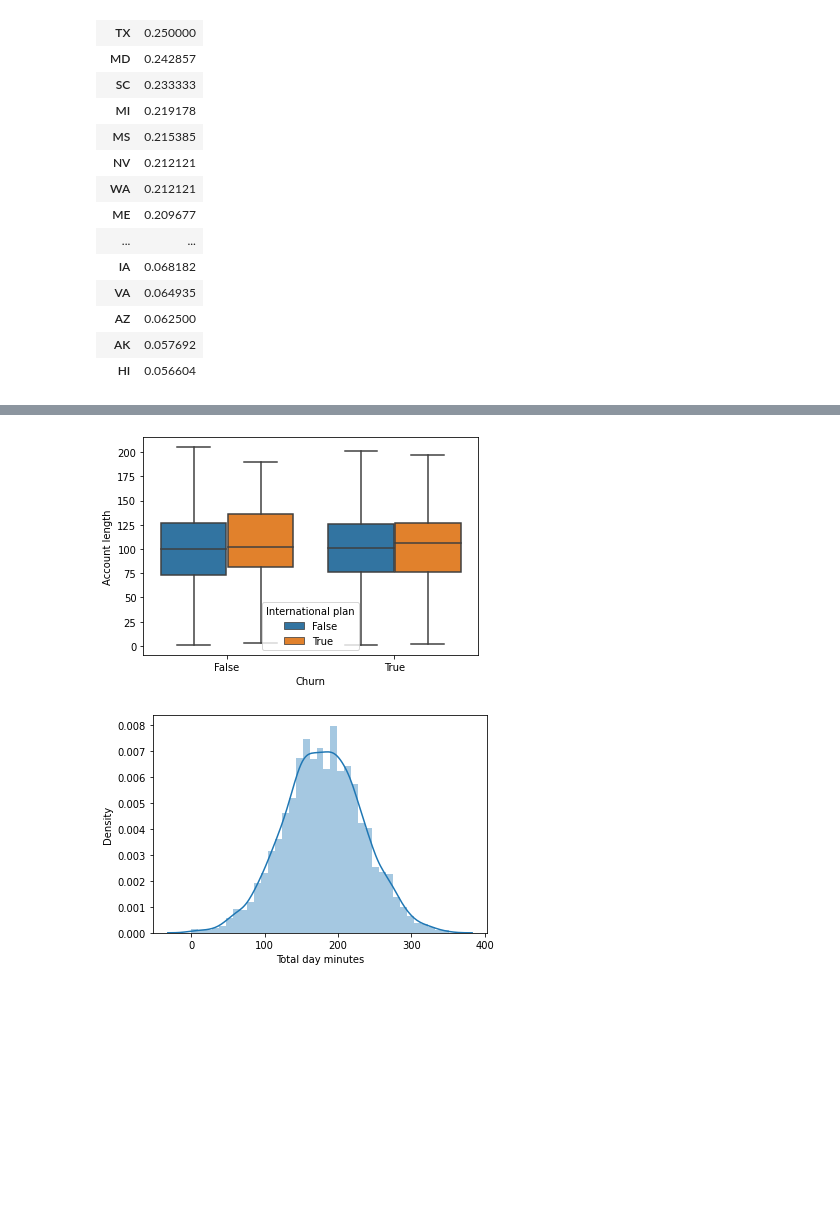
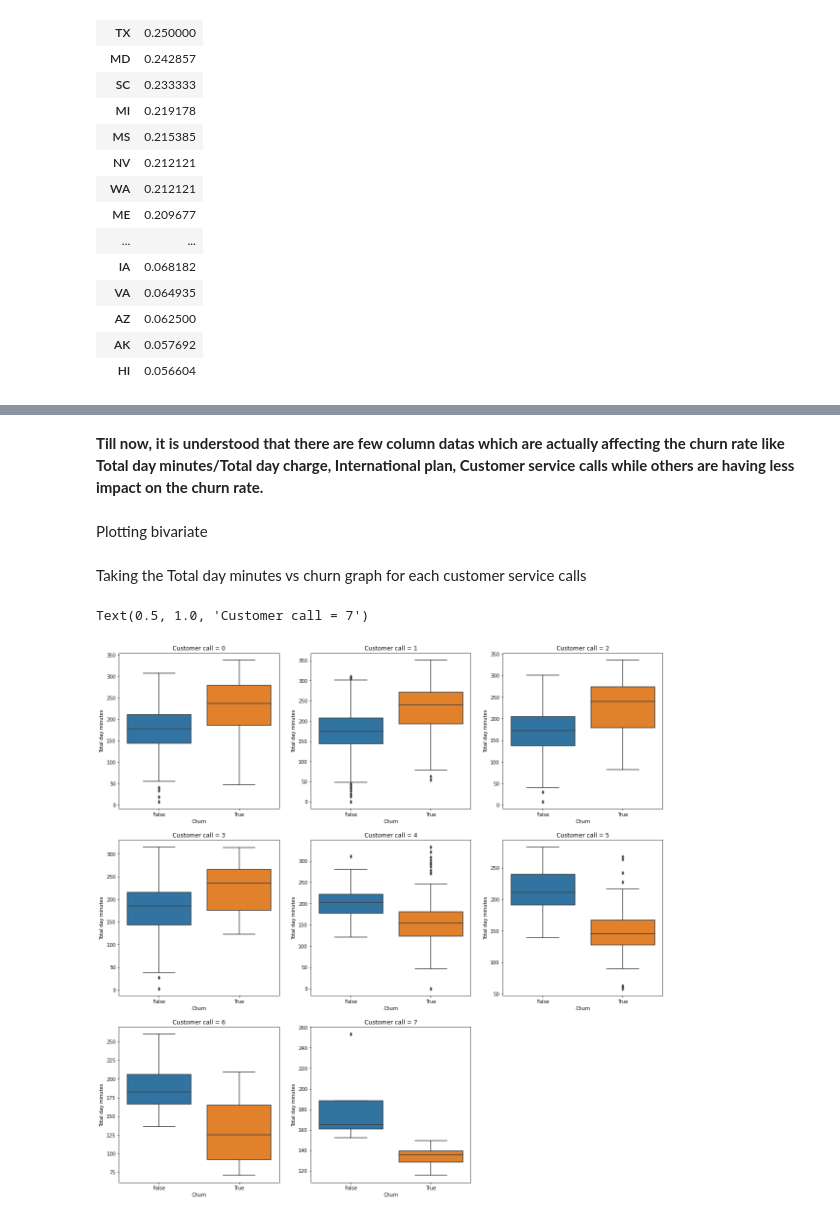
Before and after one commit to ankitbittu/Telecom-Churn-Analysis, a Jupyter notebook: Copy_of_Telecom_Churn_Analysis_Capstone_Project.ipynb, the cells around one changed output, grey strips where cells are left out. Cells and saved outputs as stored; diff of their text form; code cells hidden in the pictures; blank space fills up the shorter version.

```diff
--- a/Copy_of_Telecom_Churn_Analysis_Capstone_Project.ipynb
+++ b/Copy_of_Telecom_Churn_Analysis_Capstone_Project.ipynb
@@ -529,6 +535,0 @@ sb.boxplot(x = 'Churn',
-# %%
-telecom_df['Customer_calls_beyond_3'] = (telecom_df['Customer service calls'] > 3)
-# %%
-telecom_df['Customer_calls_less_equal_3'] = (telecom_df['Customer service calls'] <= 3)
-# %%
-telecom_df['Churn_with_voice_plan'] = (telecom_df['Churn'] & telecom_df['Cust_calls_beyond_3_voice_plan'])
@@ -605,10 +536,44 @@ for i,col in enumerate(numerical):
-# %%
-sb.boxplot(x= 'Churn', y = 'Account length', data = telecom_df, sym = '', hue = 'International plan')
-plt.show()
-# %% [output]
-[figure, removed]
-# %%
-sb.distplot(telecom_df['Total day minutes'])
-plt.show()
-# %% [output]
-[figure, removed]
+# %% [markdown]
+**Till now, it is understood that there are few column datas which are actually affecting the churn rate like Total day minutes/Total day charge, International plan, Customer service calls while others are having less impact on the churn rate.**
+# %% [markdown]
+Plotting bivariate
+# %% [markdown]
+Taking the Total day minutes vs churn graph for each customer service calls
+# %%
+customer_call_0 = telecom_df[telecom_df['Customer service calls'] == 0]
+customer_call_1 = telecom_df[telecom_df['Customer service calls'] == 1]
+customer_call_2 = telecom_df[telecom_df['Customer service calls'] == 2]
+customer_call_3 = telecom_df[telecom_df['Customer service calls'] == 3]
+customer_call_4 = telecom_df[telecom_df['Customer service calls'] == 4]
+customer_call_5 = telecom_df[telecom_df['Customer service calls'] == 5]
+customer_call_6 = telecom_df[telecom_df['Customer service calls'] == 6]
+customer_call_7 = telecom_df[telecom_df['Customer service calls'] == 7]
+
+
+plt.figure(figsize=(20,20))
+plt.subplot(3,3,1)
+sb.boxplot(data = customer_call_0, y = 'Total day minutes', x = 'Churn').set_title('Customer call = 0')
+
+plt.subplot(3,3,2)
+sb.boxplot(data = customer_call_1, y = 'Total day minutes', x = 'Churn').set_title('Customer call = 1')
+
+plt.subplot(3,3,3)
+sb.boxplot(data = customer_call_2, y = 'Total day minutes', x = 'Churn').set_title('Customer call = 2')
+
+plt.subplot(3,3,4)
+sb.boxplot(data = customer_call_3, y = 'Total day minutes', x = 'Churn').set_title('Customer call = 3')
+
+plt.subplot(3,3,5)
+sb.boxplot(data = customer_call_4, y = 'Total day minutes', x = 'Churn').set_title('Customer call = 4')
+
+plt.subplot(3,3,6)
+sb.boxplot(data = customer_call_5, y = 'Total day minutes', x = 'Churn').set_title('Customer call = 5')
+
+plt.subplot(3,3,7)
+sb.boxplot(data = customer_call_6, y = 'Total day minutes', x = 'Churn').set_title('Customer call = 6')
+
+plt.subplot(3,3,8)
+sb.boxplot(data = customer_call_7, y = 'Total day minutes', x = 'Churn').set_title('Customer call = 7')
+# %% [output]
+Text(0.5, 1.0, 'Customer call = 7')
+[figure, added]
```
Also changed, not shown: parts of 41 cells of this notebook.
